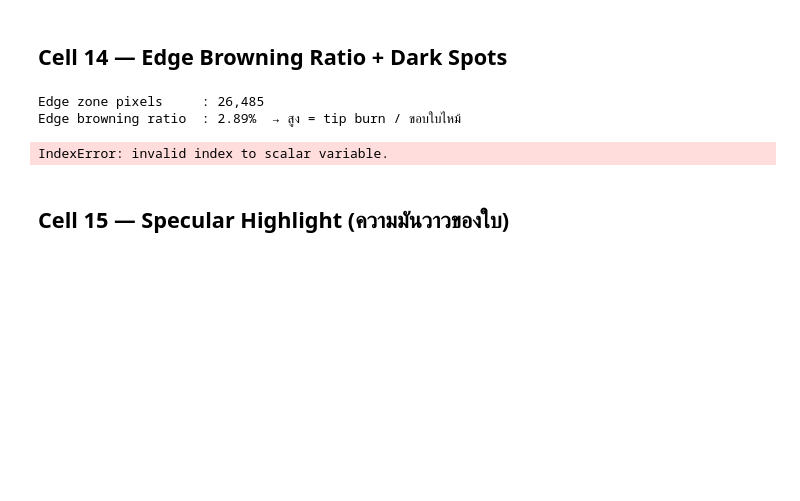
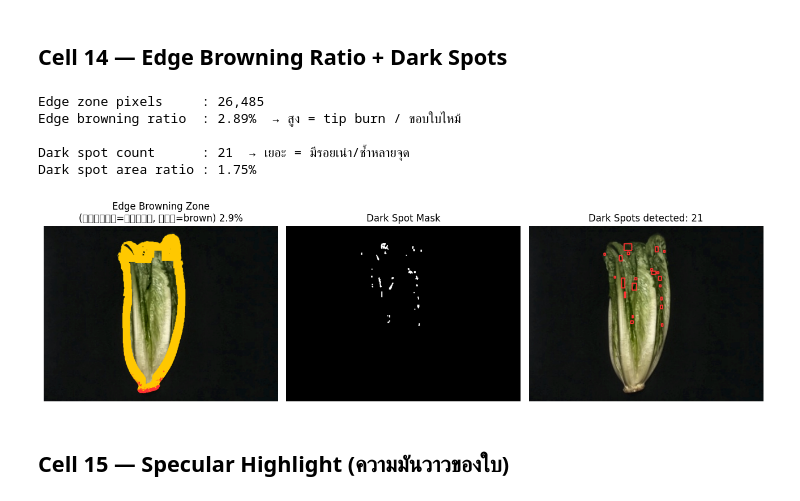
Before and after one commit to Karnpattana/Pre-Preprocess-label, a Jupyter notebook: 01picV2.ipynb, the cells around one changed output. Drawn from its saved outputs; the diff is of its cells as text; code cells hidden in the pictures; blank space fills up the shorter version.

Commit message:
Fix LBP variable v overwrite bug

```diff
--- a/01picV2.ipynb
+++ b/01picV2.ipynb
@@ -552,39 +549,44 @@ vis_edge[edge_zone > 0] = [255, 200, 0]
 vis_edge[brown_on_edge > 0] = [255, 50, 50]
 
 # === Dark Spots ===
-v_plant_mean = np.mean(v[px].astype(float))
+# re-fetch v channel เพื่อป้องกัน v ถูก overwrite โดย cell อื่น
+_, _, v_ch = cv2.split(cv2.cvtColor(img_bgr, cv2.COLOR_BGR2HSV))
+v_plant_mean = np.mean(v_ch[px].astype(float))
 dark_thresh  = max(int(v_plant_mean * DARK_RATIO), DARK_MIN_THRESH)
 
 dark_mask_raw = np.zeros_like(plant_mask)
-dark_mask_raw[(v < dark_thresh) & px] = 255
+dark_mask_raw[(v_ch < dark_thresh) & px] = 255
 
 kernel_small = np.ones((3, 3), np.uint8)
 dark_mask_clean = cv2.morphologyEx(dark_mask_raw, cv2.MORPH_OPEN, kernel_small)
 
 num_labels, labels, stats_cc, _ = cv2.connectedComponentsWithStats(dark_mask_clean)
 dark_spots = [s for s in stats_cc[1:] if s[cv2.CC_STAT_AREA] >= MIN_SPOT_SIZE]
 
 dark_spot_count = len(dark_spots)
 dark_spot_area  = sum(s[cv2.CC_STAT_AREA] for s in dark_spots)
 dark_spot_ratio = dark_spot_area / (np.sum(px) + EPS) * 100
 
 print(f"\nDark spot count      : {dark_spot_count}  → เยอะ = มีรอยเน่า/ช้ำหลายจุด")
 print(f"Dark spot area ratio : {dark_spot_ratio:.2f}%")
 
 fig, axes = plt.subplots(1, 3, figsize=(13, 4))
 eb_title = f"Edge Browning Zone\n(เหลือง=ขอบใบ, แดง=brown) {edge_browning_ratio:.1f}%"
-axes[0].imshow(vis_edge);                 axes[0].set_title(eb_title);                              axes[0].axis("off")
-axes[1].imshow(dark_mask_clean, cmap="gray"); axes[1].set_title("Dark Spot Mask");                  axes[1].axis("off")
+axes[0].imshow(vis_edge);                     axes[0].set_title(eb_title);                              axes[0].axis("off")
+axes[1].imshow(dark_mask_clean, cmap="gray"); axes[1].set_title("Dark Spot Mask");                      axes[1].axis("off")
 vis_spots = cv2.cvtColor(img_bgr.copy(), cv2.COLOR_BGR2RGB)
 for s in dark_spots:
     x0, y0, w0, h0 = s[cv2.CC_STAT_LEFT], s[cv2.CC_STAT_TOP], s[cv2.CC_STAT_WIDTH], s[cv2.CC_STAT_HEIGHT]
     cv2.rectangle(vis_spots, (x0, y0), (x0+w0, y0+h0), (255, 50, 50), 2)
-axes[2].imshow(vis_spots);                axes[2].set_title(f"Dark Spots detected: {dark_spot_count}"); axes[2].axis("off")
+axes[2].imshow(vis_spots);                    axes[2].set_title(f"Dark Spots detected: {dark_spot_count}"); axes[2].axis("off")
 plt.tight_layout(); plt.show()
 # %% [output]
 Edge zone pixels     : 26,485
 Edge browning ratio  : 2.89%  → สูง = tip burn / ขอบใบไหม้
+
+Dark spot count      : 21  → เยอะ = มีรอยเน่า/ช้ำหลายจุด
+Dark spot area ratio : 1.75%
-IndexError: invalid index to scalar variable.
+[figure, added]
 # %% [markdown]
 ## Cell 15 — Specular Highlight (ความมันวาวของใบ)
 # %%
```
Also changed, not shown: parts of 5 cells of this notebook.
